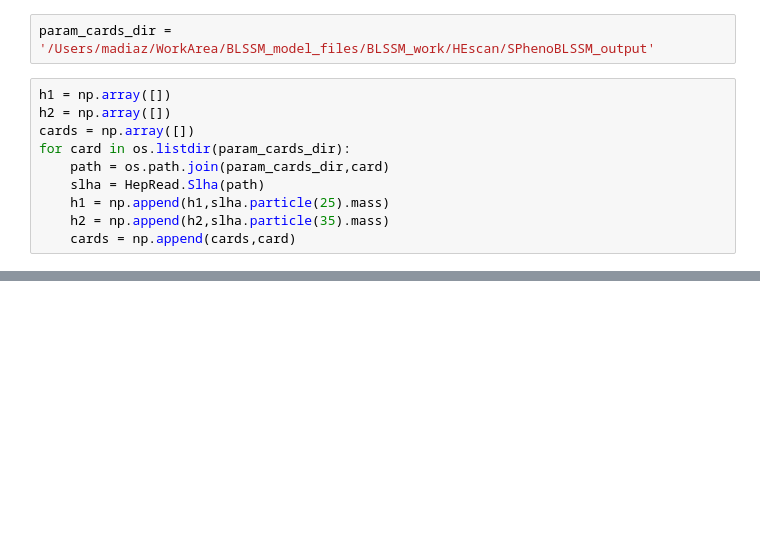
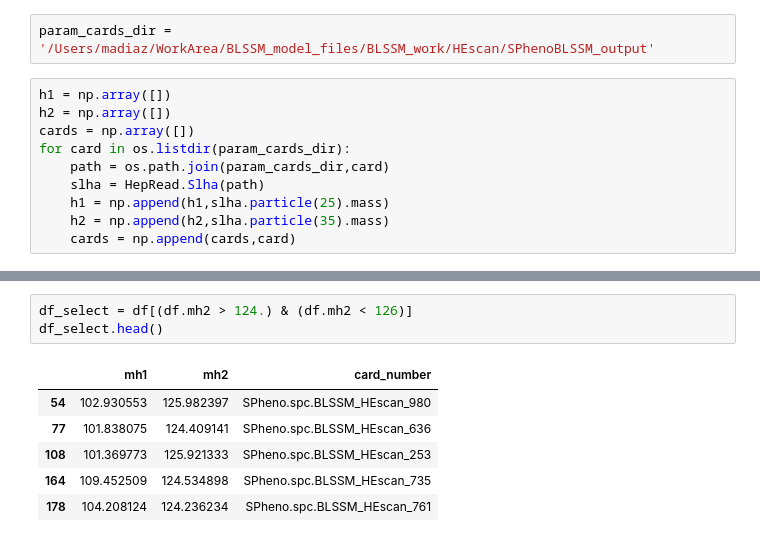
Before and after one commit to mjadiaz/BL-SSM, a Jupyter notebook: HepAid/BLSSM_analysis.ipynb, the cells around one changed output, grey strips where cells are left out. Drawn from its saved outputs; the diff is of its cells as text; blank space fills up the shorter version.

```diff
--- a/HepAid/BLSSM_analysis.ipynb
+++ b/HepAid/BLSSM_analysis.ipynb
@@ -37,3 +49,13 @@ h1_select = h1[(h2 > 124.) & ((h2 < 126.)) ]
+# %%
+df_select = df[(df.mh2 > 124.) & (df.mh2 < 126)]
+df_select.head()
+# %% [output]
+|  | mh1 | mh2 | card_number |
+| 54 | 102.930553 | 125.982397 | SPheno.spc.BLSSM_HEscan_980 |
+| 77 | 101.838075 | 124.409141 | SPheno.spc.BLSSM_HEscan_636 |
+| 108 | 101.369773 | 125.921333 | SPheno.spc.BLSSM_HEscan_253 |
+| 164 | 109.452509 | 124.534898 | SPheno.spc.BLSSM_HEscan_735 |
+| 178 | 104.208124 | 124.236234 | SPheno.spc.BLSSM_HEscan_761 |
 # %%
 plt.style.use("cyberpunk")
 
```
Also changed, not shown: parts of 8 cells of this notebook.
